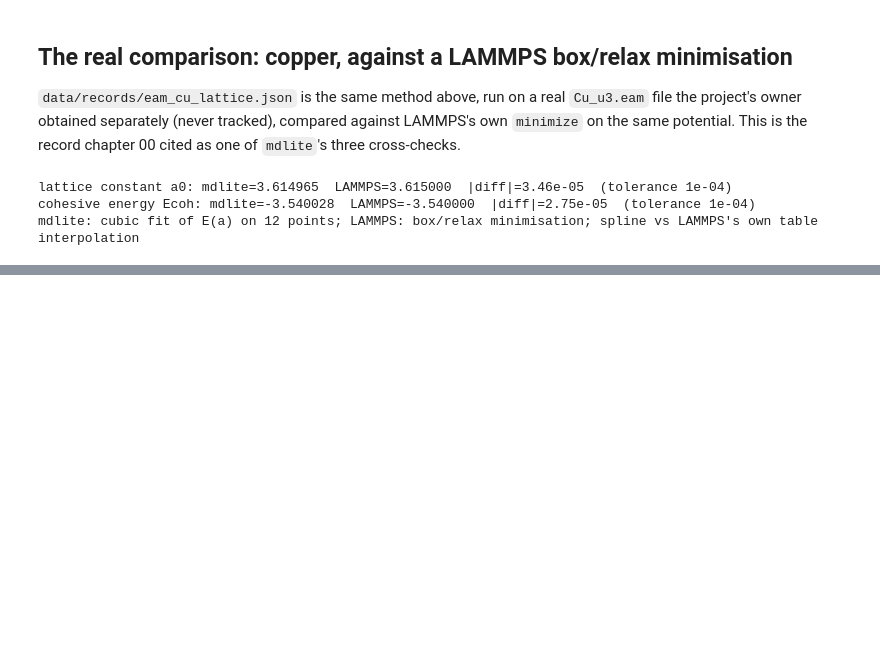
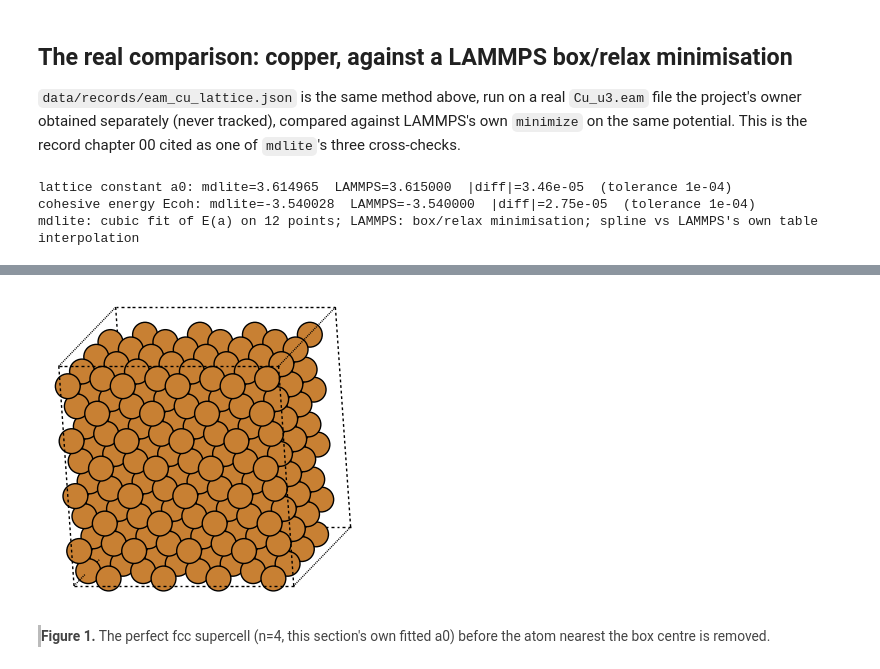
Before and after one commit to fabiocampolim-design/lammps-skill, a Jupyter notebook: chapters/LAMMPS_05_Potentials_EAM.ipynb, the cells around one changed output, grey strips where cells are left out. Drawn from its saved outputs; the diff is of its cells as text; code cells hidden in the pictures; blank space fills up the shorter version.

```diff
--- a/chapters/LAMMPS_05_Potentials_EAM.ipynb
+++ b/chapters/LAMMPS_05_Potentials_EAM.ipynb
@@ -34,0 +18,29 @@ lammps-skill 0.1.12 | python 3.12.14
+# %%
+# Setup -- run me first.
+import sys, os
+sys.path.insert(0, os.path.abspath(".."))          # the product root, when run from chapters/
+
+from IPython.display import display, HTML
+
+import lammpskill
+from lammpskill.install import detect_all
+
+print("lammps-skill", lammpskill.__version__, "| python", sys.version.split()[0])
+INSTALLATIONS = detect_all()
+if INSTALLATIONS:
+    for i in INSTALLATIONS:
+        print("  %-11s %-24s %s" % (i.route, i.version, i.executable or "(library only)"))
+else:
+    print("  no LAMMPS installation detected -- chapters marked 'no LAMMPS needed' still run;")
+    print("  the others load their recorded results instead (record-or-run).")
+
+_FIG = {"n": 0}                # this chapter's own figure count -- chapters are self-contained
+
+def caption(text):
+    """Numbered caption rendered directly below the figure it describes (rule 22: the course
+    shows this same text next to the figure)."""
+    _FIG["n"] += 1
+    display(HTML(
+        "<div style='max-width:780px;margin:2px 0 14px 12px;font-size:0.92em;"
+        "color:#444;border-left:3px solid #bbb;padding-left:10px'>"
+        "<b>Figure %d.</b> %s</div>" % (_FIG["n"], text)))
@@ -164,0 +227,16 @@ chapter 05: 3 claim(s) checked
+# %%
+import matplotlib.pyplot as plt
+
+from lammpskill import viz
+
+try:
+    fig = viz.snapshot(pos_before, [L_vac] * 3, masses=[63.546] * len(pos_before))
+except ImportError as e:
+    print("ase not installed -- skipping the vacancy snapshots:", e)
+else:
+    plt.show()
+    caption("The perfect fcc supercell (n=4, this section's own fitted a0) before the atom "
+            "nearest the box centre is removed.")
+# %% [output]
+[figure, added]
+Figure 1. The perfect fcc supercell (n=4, this section's own fitted a0) before the atom nearest the box centre is removed.
```
Also changed, not shown: parts of 14 cells of this notebook, 22 other files.
